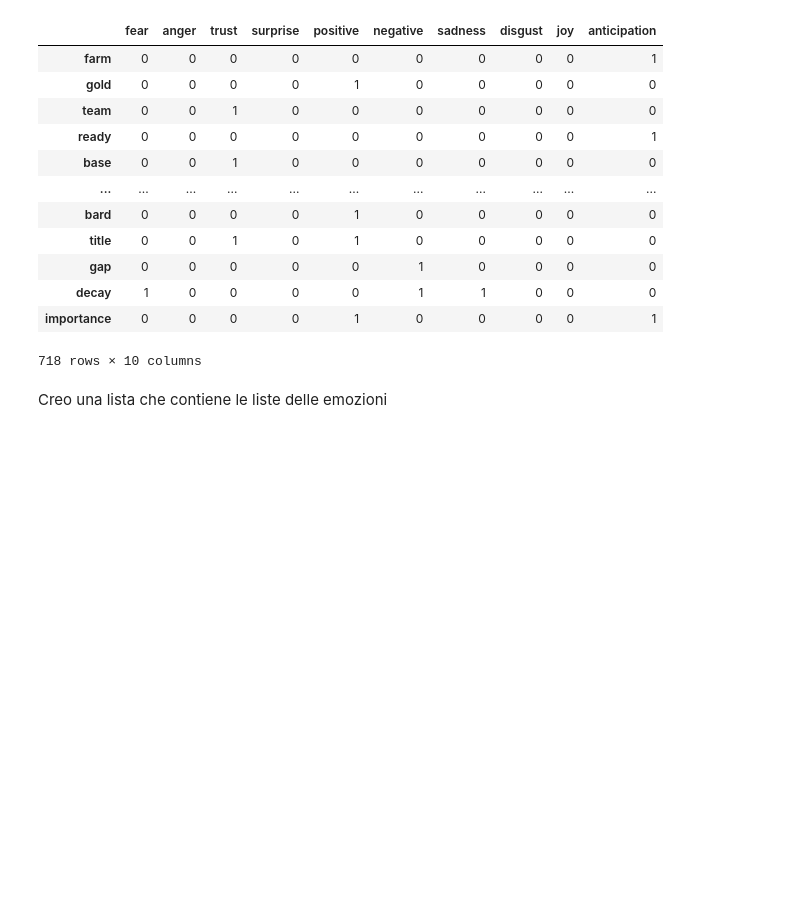
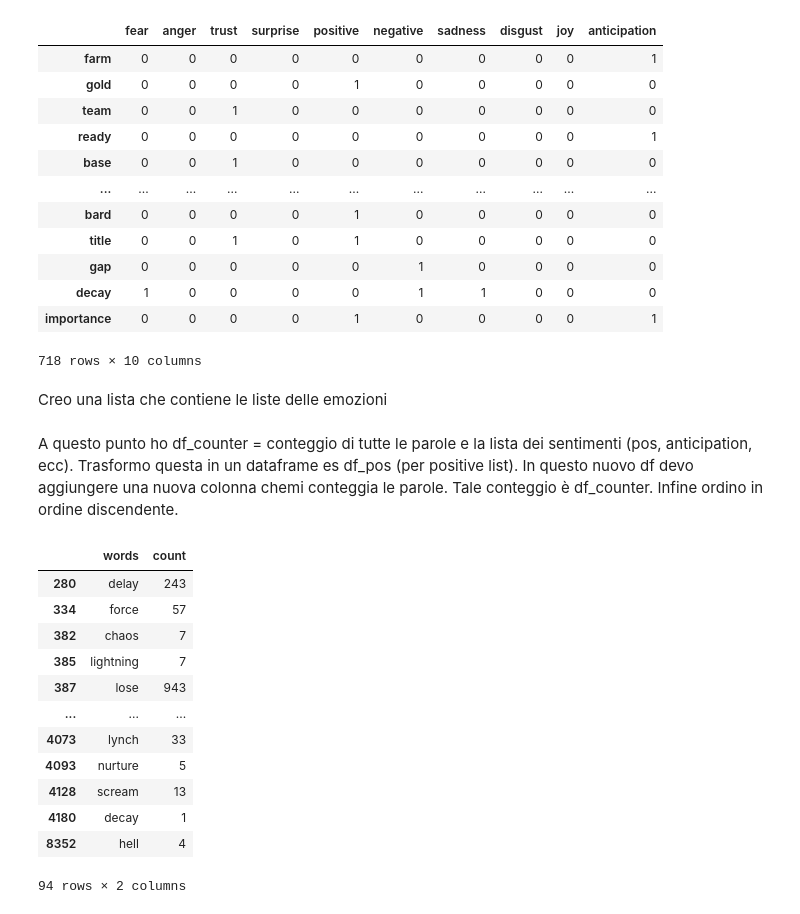
Before and after one commit to federicamontana/GoGreenRoutes, a Jupyter notebook: notebook/NRCLex_Sentiment_1.ipynb, the cells around one changed output. Cells and saved outputs as stored; diff of their text form; code cells hidden in the pictures; blank space fills up the shorter version.

Commit message:
Creata lista parole e relativo conteggio

```diff
--- a/notebook/NRCLex_Sentiment_1.ipynb
+++ b/notebook/NRCLex_Sentiment_1.ipynb
@@ -174,19 +182,16 @@ df3
 # %% [markdown]
 Creo una lista che contiene le liste delle emozioni
 # %%
-words_list = []
-for i in df3: words_list.append(df3.loc[df3[i]!=0][i].reset_index()['index'].tolist())
+sentiment_list = []
+for i in df3: sentiment_list.append(df3.loc[df3[i]!=0][i].reset_index()['index'].tolist())
 # %%
-fear_list = words_list[0]
-anger_list = words_list[1]
-trust_list = words_list[2]
-surprise_list = words_list[3]
-positive_list = words_list[4]
-negative_list = words_list[5]
-sadness_list = words_list[6]
-disgust_list = words_list[7]
-joy_list = words_list[8]
-anticipation_list = words_list[9]
-
-sentiment_list = [fear_list, anger_list, trust_list, surprise_list,
-positive_list, negative_list, sadness_list, disgust_list, joy_list, anticipation_list ]
+fear_list = sentiment_list[0]
+anger_list = sentiment_list[1]
+trust_list = sentiment_list[2]
+surprise_list = sentiment_list[3]
+positive_list = sentiment_list[4]
+negative_list = sentiment_list[5]
+sadness_list = sentiment_list[6]
+disgust_list = sentiment_list[7]
+joy_list = sentiment_list[8]
+anticipation_list = sentiment_list[9]
@@ -204,0 +198,4 @@ df_sent.to_excel("output.xlsx")
+# %% [markdown]
+A questo punto ho df_counter = conteggio di tutte le parole e la lista dei sentimenti (pos, anticipation, ecc). Trasformo questa in un dataframe es df_pos (per positive list).
+In questo nuovo df devo aggiungere una nuova colonna chemi conteggia le parole. Tale conteggio è df_counter.
+Infine ordino in ordine discendente.
@@ -204,0 +205,17 @@ df_sent.to_excel("output.xlsx")
+# %%
+df_fear = count_words(fear_list,df_counter)
+df_fear
+# %% [output]
+|  | words | count |
+| 280 | delay | 243 |
+| 334 | force | 57 |
+| 382 | chaos | 7 |
+| 385 | lightning | 7 |
+| 387 | lose | 943 |
+| ... | ... | ... |
+| 4073 | lynch | 33 |
+| 4093 | nurture | 5 |
+| 4128 | scream | 13 |
+| 4180 | decay | 1 |
+| 8352 | hell | 4 |
+94 rows × 2 columns
```
Also changed, not shown: parts of 9 cells of this notebook, 3 other files.
